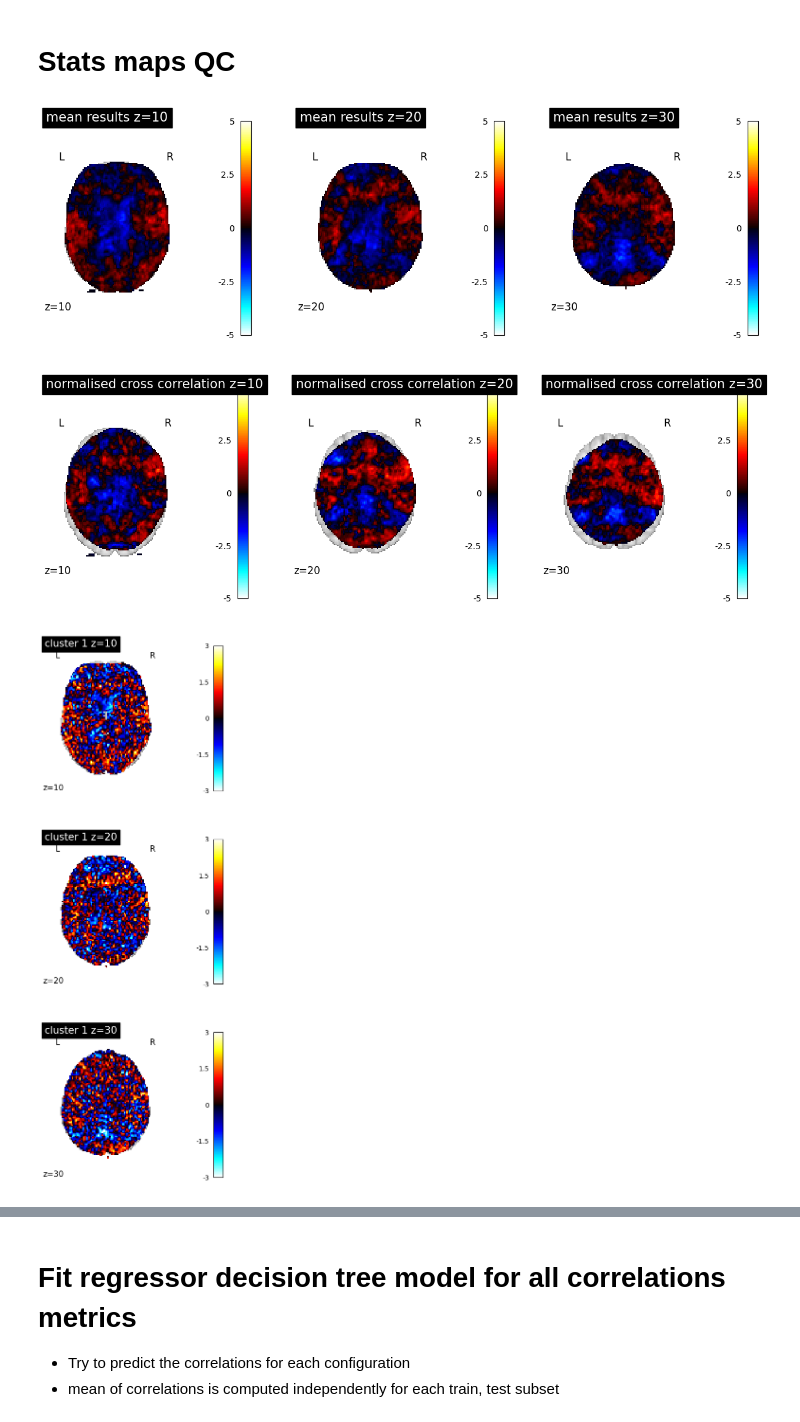
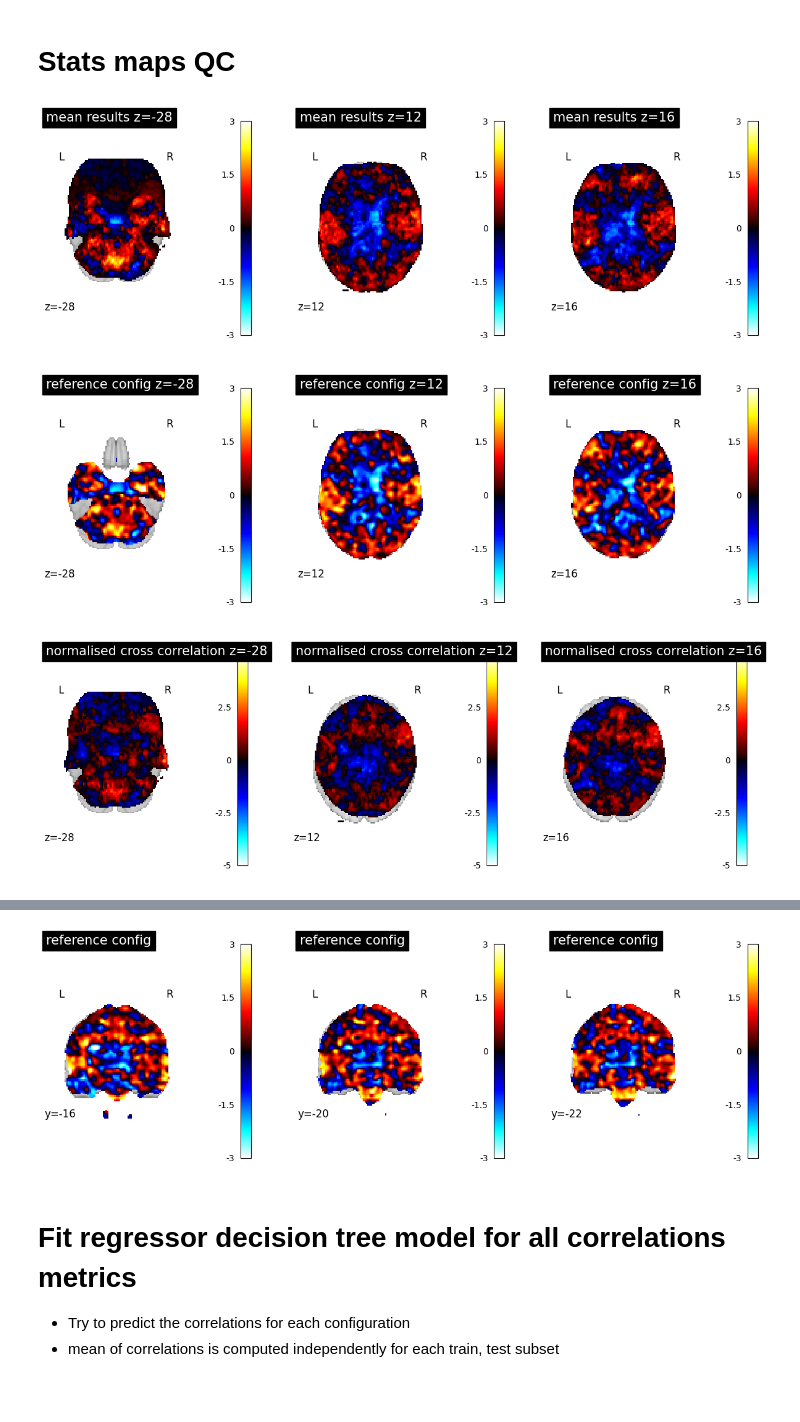
Before and after one commit to Inria-Empenn/fmri_feature_model, a Jupyter notebook: analysis/auditory/auditory_analysis.ipynb, the cells around one changed output, grey strips where cells are left out. Cells and saved outputs as stored; diff of their text form; code cells hidden in the pictures; blank space fills up the shorter version.

```diff
--- a/analysis/auditory/auditory_analysis.ipynb
+++ b/analysis/auditory/auditory_analysis.ipynb
@@ -318,46 +318,53 @@ plt.show()
 
 # Stats maps QC
 # %%
-z_coords = [10, 20, 30]
+z_coords = [-28, 12, 16]
 img = nimg.load_img(os.path.join(basedir, 'mean_result.nii'))
 label = 'mean results'
 fig, axes = plt.subplots(1, 3, figsize=(15, 5))
 for i, z_coord in enumerate(z_coords):
-    plotting.plot_stat_map(img, cut_coords=[z_coord], display_mode='z', axes=axes[i], vmin=-5, vmax=5, title=f"{label} z={z_coord}")
+    plotting.plot_stat_map(img, cut_coords=[z_coord], display_mode='z', axes=axes[i], vmin=-3, vmax=3, title=f"{label} z={z_coord}")
+plt.show()
+
+img = nimg.load_img(os.path.join(basedir, 'ref', '_subject_id_01', 'result.nii'))
+label = 'reference config'
+fig, axes = plt.subplots(1, 3, figsize=(15, 5))
+for i, z_coord in enumerate(z_coords):
+    plotting.plot_stat_map(img, cut_coords=[z_coord], display_mode='z', axes=axes[i], vmin=-3, vmax=3, title=f"{label} z={z_coord}")
 plt.show()
 
 # confs_ncc = dataset.loc[dataset["coregistration/cost_function/normalised_cross_correlation"] == True, 'id'].tolist()
 # imgs = []
 # for path in results:
 #     for id in confs_ncc:
 #         if id in path:
 #             imgs.append(path)
 #
 path = os.path.join(basedir, 'ncc_mean_result.nii')
 # file_srv.write_mean_image(imgs, path)
 img = nimg.load_img(path)
 label = 'normalised cross correlation'
 fig, axes = plt.subplots(1, 3, figsize=(15, 5))
 for i, z_coord in enumerate(z_coords):
     plotting.plot_stat_map(img, cut_coords=[z_coord], display_mode='z', axes=axes[i], vmin=-5, vmax=5, title=f"{label} z={z_coord}")
 plt.show()
 
 id_by_cluster = dataset.groupby('cluster')['id'].apply(list).to_dict()
 for cluster, configs in id_by_cluster.items():
     # imgs = []
     # for path in results:
     #     for config in configs:
     #         if config in path:
     #             imgs.append(path)
     path = os.path.join(basedir, f'cluster_{cluster}_mean_result.nii')
     # file_srv.write_mean_image(imgs, path)
     img = nimg.load_img(path)
     label = f'cluster {cluster}'
     fig, axes = plt.subplots(3, 1, figsize=(5, 15))
     for i, z_coord in enumerate(z_coords):
-        plotting.plot_stat_map(img, cut_coords=[z_coord], display_mode='z', axes=axes[i], vmin=-3, vmax=3, title=f"{label} z={z_coord}")
+        plotting.plot_stat_map(img, cut_coords=[z_coord], display_mode='z', axes=axes[i], vmin=-3, vmax=3, title=f"{label}")
     plt.show()
 # %% [output]
-[figure, old version]
+[figure, new version]
-[figure, old version]
+[figure, new version]
-[figure, old version]
+[figure, new version]
@@ -367,3 +375,13 @@ for cluster, configs in id_by_cluster.items():
+# %%
+y_coords = [-16, -20, -22]
+img = nimg.load_img(os.path.join(basedir, 'ref', '_subject_id_01', 'result.nii'))
+label = 'reference config'
+fig, axes = plt.subplots(1, 3, figsize=(15, 5))
+for i, y_coord in enumerate(y_coords):
+    plotting.plot_stat_map(img, cut_coords=[y_coord], display_mode='y', axes=axes[i], vmin=-3, vmax=3, title=f"{label}")
+plt.show()
+# %% [output]
+[figure, added]
 # %% [markdown]
 # Fit regressor decision tree model for all correlations metrics
 - Try to predict the correlations for each configuration
```
Also changed, not shown: parts of 1 cell of this notebook.
